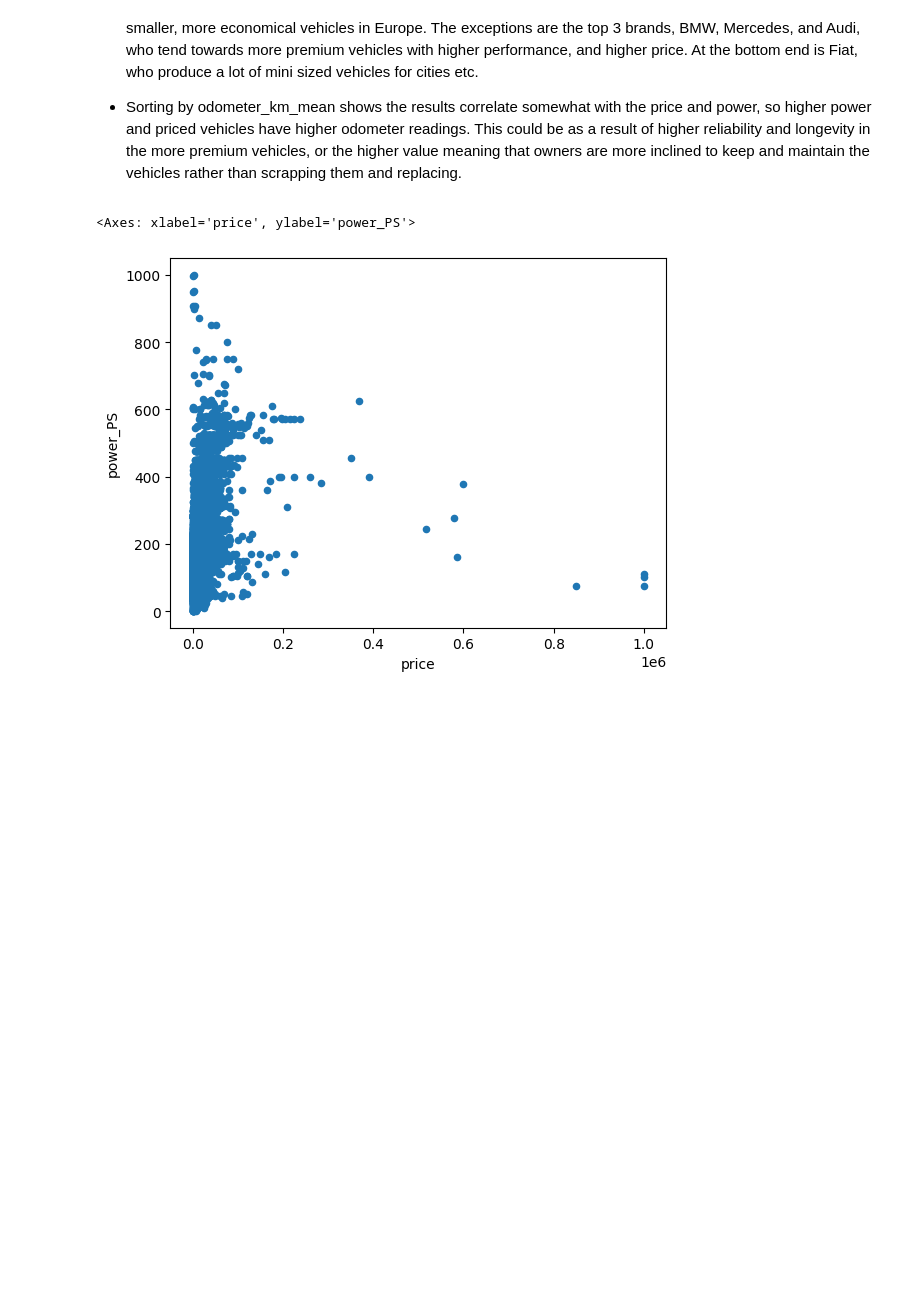
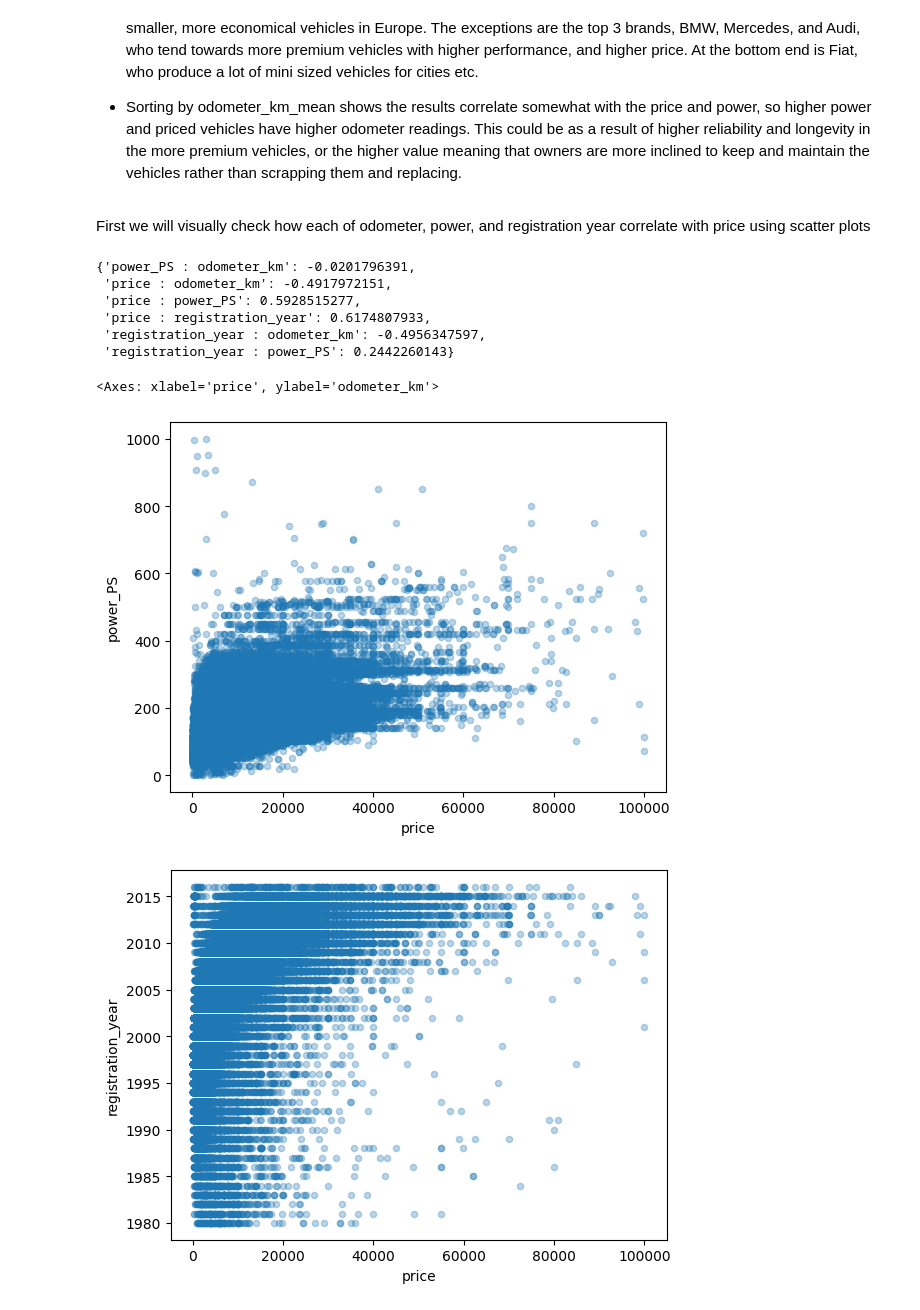
Before and after one commit to suspiciousleaf/eBay_analysis_pd_jupyter, a Jupyter notebook: ebay_data.ipynb, the cells around one changed output. Saved outputs shown, nothing was run; the diff lists cells and outputs as text; code cells hidden in the pictures; blank space fills up the shorter version.

```diff
--- a/ebay_data.ipynb
+++ b/ebay_data.ipynb
@@ -78,5 +86,5 @@ Some of these data are incorrect.
 # %%
-df = df[(df['registration_year'] <= 2016) & (df['power_PS'].between(1, 1000)) & (df['price'].between(100, 1000000))]
+df = df[(df['registration_year'].between(1980, 2016)) & (df['power_PS'].between(1, 1000)) & (df['price'].between(100, 100000))]
 # %% [markdown]
 Now we have removed the anomalous data, we can start examining the remaining data. We will start by calculating the average values for price, power, year, and odometer for each brand, and storing them in a dictionary.
 We will also filter to include only the 15 most commonly occurring brands to ensure lost of data points for each, and reduce the total number of categories.
@@ -156,18 +163,38 @@ df_mean.sort_values(by="registration_year_mean", ascending=False)
 - Sorting by power_PS_mean shows that most fit within the envelope of 100 +/- 10 PS, indicating the tendency for smaller, more economical vehicles in Europe. The exceptions are the top 3 brands, BMW, Mercedes, and Audi, who tend towards more premium vehicles with higher performance, and higher price. At the bottom end is Fiat, who produce a lot of mini sized vehicles for cities etc.
 
 - Sorting by odometer_km_mean shows the results correlate somewhat with the price and power, so higher power and priced vehicles have higher odometer readings. This could be as a result of higher reliability and longevity in the more premium vehicles, or the higher value meaning that owners are more inclined to keep and maintain the vehicles rather than scrapping them and replacing.
+# %% [markdown]
+First we will visually check how each of odometer, power, and registration year correlate with price using scatter plots
 # %%
-# num_columns = ["price", "registration_year", "power_PS", "odometer_km"]
-# for col in num_columns:
-#     for col2 in num_columns:
-#       print(df[col].corr(df[col2]))
+num_columns = ["price", "registration_year", "power_PS", "odometer_km"]
+results_dict = {}
+for col in num_columns:
+    for col2 in num_columns:
+      if col == col2:
+        pass
+      else:
+        correlation = round(df[col].corr(df[col2]), 10)
+        if correlation not in results_dict.values():
+          results_dict[f"{col} : {col2}"] = correlation
 
-# print(df["price"].corr(df["odometer_km"]))
+results_dict = dict(sorted(results_dict.items(), key=lambda x: x[1]))
+
+
+pprint(results_dict)
+
 numeric_df = df.select_dtypes(include='number')
 correlation_table = numeric_df.corr().style.background_gradient(cmap='coolwarm')
-correlation_table
 
-numeric_df.plot.scatter(x="price",y="power_PS")
+numeric_df.plot.scatter(x="price",y="power_PS", alpha=0.3)
+numeric_df.plot.scatter(x="price",y="registration_year", alpha=0.3)
+numeric_df.plot.scatter(x="price",y="odometer_km", alpha=0.3)
 # %% [output]
-<Axes: xlabel='price', ylabel='power_PS'>
+{'power_PS : odometer_km': -0.0201796391,
+ 'price : odometer_km': -0.4917972151,
+ 'price : power_PS': 0.5928515277,
+ 'price : registration_year': 0.6174807933,
+ 'registration_year : odometer_km': -0.4956347597,
+ 'registration_year : power_PS': 0.2442260143}
+<Axes: xlabel='price', ylabel='odometer_km'>
-[figure, old version]
+[figure, new version]
+[figure, added]
```
Also changed, not shown: parts of 9 cells of this notebook.
